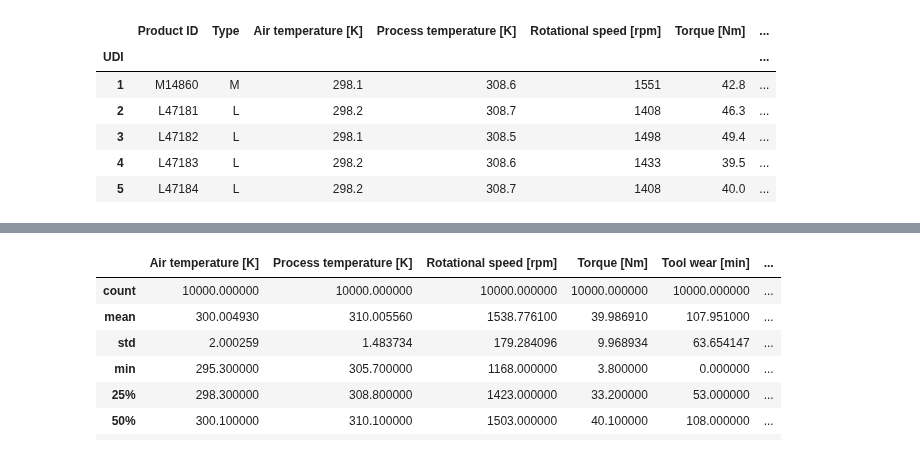
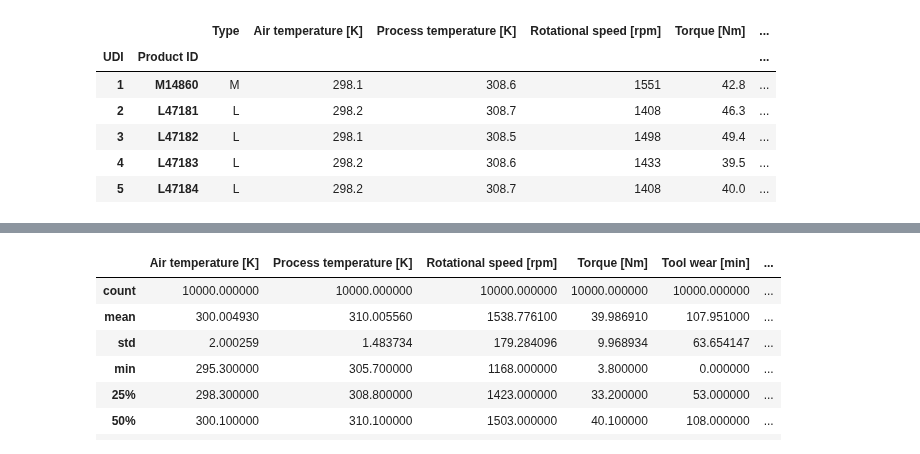
Before and after one commit to maxi879/proyecto_final_coder, a Jupyter notebook: Analisis.ipynb, the cells around one changed output, grey strips where cells are left out. Drawn from its saved outputs; the diff is of its cells as text; code cells hidden in the pictures.

```diff
--- a/Analisis.ipynb
+++ b/Analisis.ipynb
@@ -12,11 +12,11 @@ import seaborn as sns
 import imblearn
 # %%
 # Leer .csv y creo un DF
-df = pd.read_csv('Base_predictive_maintenance.csv', delimiter=",", index_col= "UDI")
+df = pd.read_csv('Base_predictive_maintenance.csv', delimiter=",", index_col= ["UDI", "Product ID"])
 df.head()
 # %% [output]
-|  | Product ID | Type | Air temperature [K] | Process temperature [K] | Rotational speed [rpm] | Torque [Nm] | ... |
-| UDI |  |  |  |  |  |  | ... |
+|  |  | Type | Air temperature [K] | Process temperature [K] | Rotational speed [rpm] | Torque [Nm] | ... |
+| UDI | Product ID |  |  |  |  |  | ... |
 | 1 | M14860 | M | 298.1 | 308.6 | 1551 | 42.8 | ... |
 | 2 | L47181 | L | 298.2 | 308.7 | 1408 | 46.3 | ... |
 | 3 | L47182 | L | 298.1 | 308.5 | 1498 | 49.4 | ... |
```
Also changed, not shown: parts of 18 cells of this notebook.
